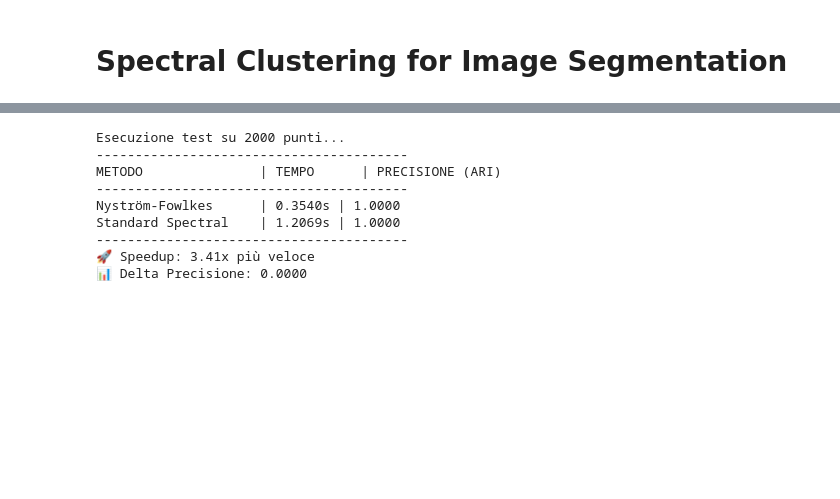
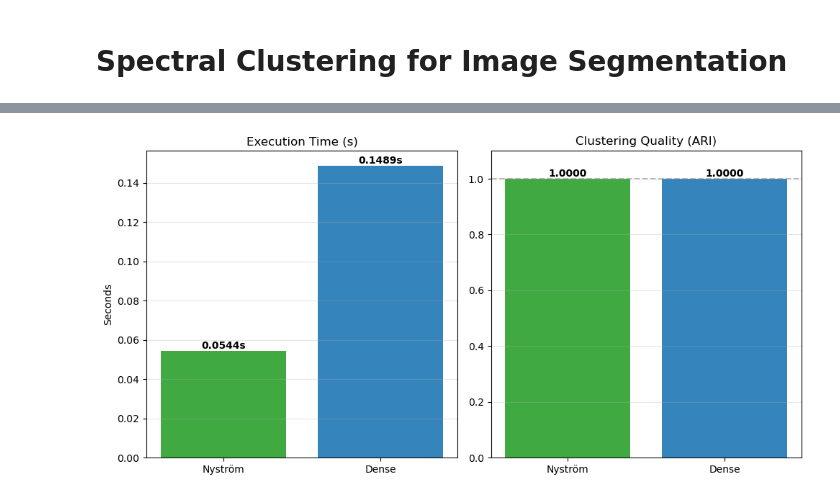
Before and after one commit to giorgiozoccatelli/ComputationalLinearAlgebra, a Jupyter notebook: SpectralClustering/SpectralClustering.ipynb, the cells around one changed output, grey strips where cells are left out. Cells and saved outputs as stored; diff of their text form; code cells hidden in the pictures; blank space fills up the shorter version.

```diff
--- a/SpectralClustering/SpectralClustering.ipynb
+++ b/SpectralClustering/SpectralClustering.ipynb
@@ -169,45 +254,46 @@ plot_clusters(X_circles_scaled, labels_nystrom_circles, "Nystrom-Fowlkes: Circle
 # %%
-#CELLA VELOCE PER VEDERE TEMPO E PRECISIONE
+k = 2
+m = 100
+gamma = 15.0
+k_nn = 10
 
-import time
-from sklearn.cluster import SpectralClustering
-from sklearn.metrics import adjusted_rand_score
+t0 = time.time()
+labels_nys = nystrom_spectral_clustering(X_circles_std, n_clusters=k, m=m, gamma=gamma, plot_results=False)
+t_nys = time.time() - t0
+ari_nys = adjusted_rand_score(y_circles, labels_nys)
 
-# Parametri
-m_points = 150
-gamma_test = 2.0
+t0 = time.time()
+labels_dense = spectral_clustering_dense(X_circles_std, n_clusters=k, k_nn=k_nn, plot_results=False)
+t_dense = time.time() - t0
+ari_dense = adjusted_rand_score(y_circles, labels_dense)
 
-print(f"Esecuzione test su {X_circles_scaled.shape[0]} punti...")
+methods = ["Nyström", "Dense"]
+times = [t_nys, t_dense]
+aris = [ari_nys, ari_dense]
+colors = ['#2ca02c', '#1f77b4']
 
-# --- 1. Test Nyström-Fowlkes ---
-start = time.time()
-labels_nyst = nystrom_fowlkes_spectra_clustering(X_circles_scaled, m=m_points, n_clusters=2, gamma=gamma_test)
-time_nyst = time.time() - start
-ari_nyst = adjusted_rand_score(y_circles, labels_nyst)
+fig, axes = plt.subplots(1, 2, figsize=(10, 5))
 
-# --- 2. Test Spectral Clustering Standard ---
-start = time.time()
-sc = SpectralClustering(n_clusters=2, gamma=gamma_test, affinity='rbf', eigen_solver='arpack')
-labels_std = sc.fit_predict(X_circles_scaled)
-time_std = time.time() - start
-ari_std = adjusted_rand_score(y_circles, labels_std)
+bars1 = axes[0].bar(methods, times, color=colors, alpha=0.9)
+axes[0].set_title("Execution Time (s)")
+axes[0].set_ylabel("Seconds")
+axes[0].grid(axis="y", alpha=0.3)
 
-# --- Print Risultati ---
-print("-" * 40)
-print(f"{'METODO':<20} | {'TEMPO':<10} | {'PRECISIONE (ARI)':<15}")
-print("-" * 40)
-print(f"{'Nyström-Fowlkes':<20} | {time_nyst:.4f}s | {ari_nyst:.4f}")
-print(f"{'Standard Spectral':<20} | {time_std:.4f}s | {ari_std:.4f}")
-print("-" * 40)
-print(f"🚀 Speedup: {time_std / time_nyst:.2f}x più veloce")
-print(f"📊 Delta Precisione: {abs(ari_std - ari_nyst):.4f}")
+for bar in bars1:
+    height = bar.get_height()
+    axes[0].text(bar.get_x() + bar.get_width()/2, height, f'{height:.4f}s', ha='center', va='bottom', fontweight='bold')
+
+bars2 = axes[1].bar(methods, aris, color=colors, alpha=0.9)
+axes[1].set_title("Clustering Quality (ARI)")
+axes[1].set_ylim(0, 1.1)
+axes[1].axhline(1.0, color='gray', linestyle='--', alpha=0.5)
+axes[1].grid(axis="y", alpha=0.3)
+
+for bar in bars2:
+    height = bar.get_height()
+    axes[1].text(bar.get_x() + bar.get_width()/2, height, f'{height:.4f}', ha='center', va='bottom', fontweight='bold')
+
+plt.tight_layout()
+plt.show()
 # %% [output]
-Esecuzione test su 2000 punti...
-----------------------------------------
-METODO               | TEMPO      | PRECISIONE (ARI)
-----------------------------------------
-Nyström-Fowlkes      | 0.3540s | 1.0000
-Standard Spectral    | 1.2069s | 1.0000
-----------------------------------------
-🚀 Speedup: 3.41x più veloce
-📊 Delta Precisione: 0.0000
+[figure, added]
```
Also changed, not shown: parts of 5 cells of this notebook.
